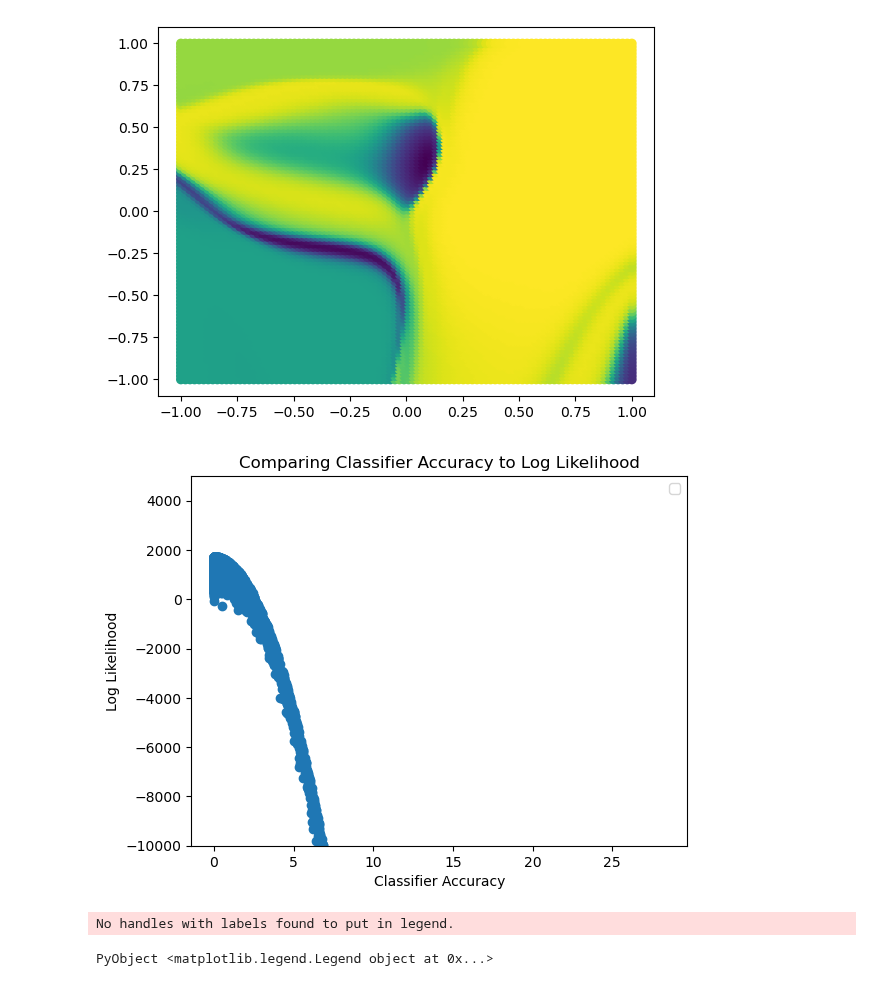
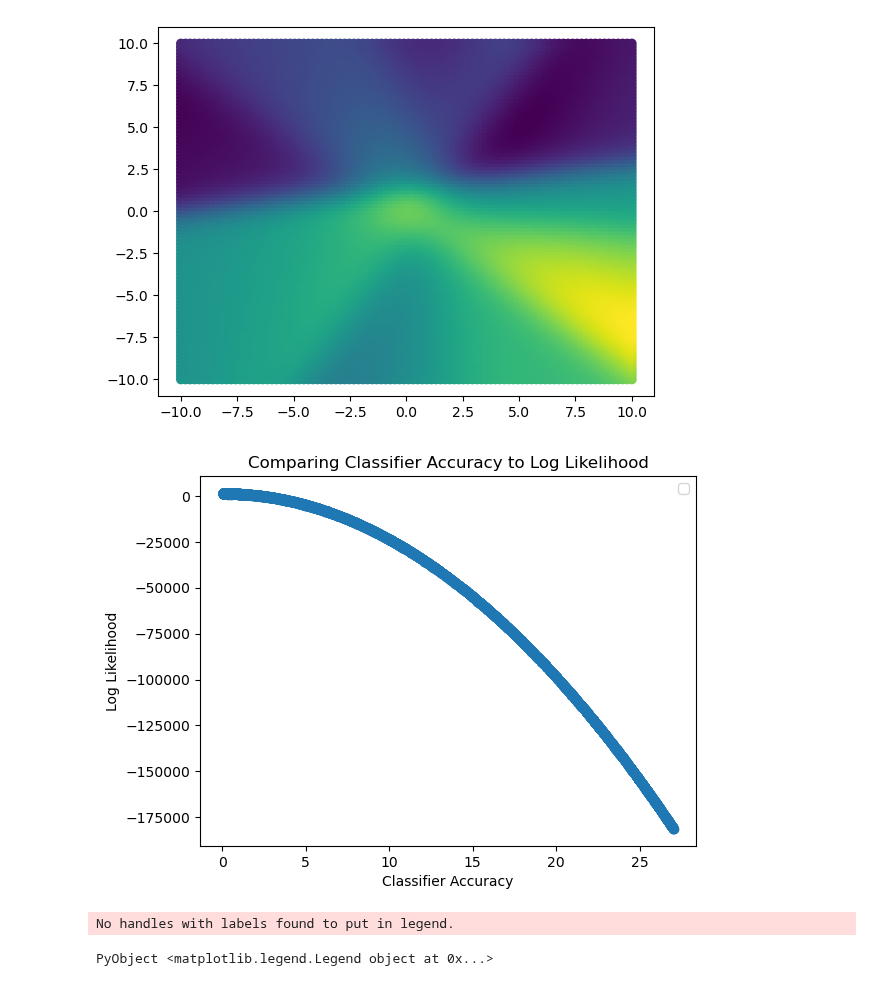
Before and after one commit to jberezow/RJMCMC, a Jupyter notebook: Thesis-LayerNet.ipynb, the cells around one changed output. Drawn from its saved outputs; the diff is of its cells as text; code cells hidden in the pictures.

```diff
--- a/Thesis-LayerNet.ipynb
+++ b/Thesis-LayerNet.ipynb
@@ -22,10 +25,10 @@ m = 4 #Number of modes (classifier)
 d = 2 #Input dimension
 N = n*4 #Total samples
 σₐ = 0.1 #Mode variance (classifier)
-bound = 1.0 #Axis bound
+bound = 10.0 #Axis bound
 
 #Network hyperparameters
-α = 0.0009 #Regularization term
+α = 0.9 #Regularization term
 σₖ = sqrt(1/α) #Network parameter variances
 σᵧ = 0.002
 
@@ -157,6 +155,7 @@ obs = choicemap()::ChoiceMap
 #Generate Network Parameters and Corresponding Curve
 #---------------------------------------------------
 obs = choicemap()::ChoiceMap
+obs[:l] = 5
 x_raw = rand(Uniform(-bound,bound),(N,2))
 x = transpose(x_raw)
 data = x
@@ -195,7 +194,7 @@ grid2 = transpose(grid_raw)
 z = Flux.σ.(G(grid2,trace))[1,:]
 plot_data(grid_raw, z);
 # %% [output]
-[figure, old version]
+[figure, new version]
 # %%
 #Classifier Network Tries to Learn the Generator Network
 
@@ -267,6 +266,7 @@ classifier(x);
 obs_master = choicemap()::ChoiceMap
 obs_master[:y] = y_real
 obs = obs_master;
+obs[:l] = 5
 
 scores = []
 distances = []
@@ -287,34 +287,34 @@ function likelihood(best_trace, best_dist, best_score, best_l)
 
     dist = euclidean(pred_y, y_real)
     score = get_score(trace)
     #println(score)
     if score > get_score(best_trace)
         best_dist = dist
         best_score = score
         best_trace = trace
         best_pred_y = pred_y
         best_l = best_trace[:l]
     end
     #push!(best_ks,best_k)
     push!(scores,score)
     push!(distances,dist)
     #push!(ls, l)
     #println(best_score)
     return(best_trace, best_dist, best_score, best_l)
 end;
 
 for i=1:10000
     best_trace, best_dist, best_score, best_l = likelihood(best_trace, best_dist, best_score, best_l)
     push!(best_ls, best_l)
 end
 
 PyPlot.scatter(distances, scores)
 plt.title("Comparing Classifier Accuracy to Log Likelihood")
 plt.xlabel("Classifier Accuracy")
 plt.ylabel("Log Likelihood")
-plt.ylim(-10000,5000)
+#plt.ylim(-10000,5000)
 plt.legend()
 # %% [output]
-[figure, old version]
+[figure, new version]
 No handles with labels found to put in legend.
 PyObject <matplotlib.legend.Legend object at 0x...>
```
Also changed, not shown: parts of 17 cells of this notebook, 1 other file.
